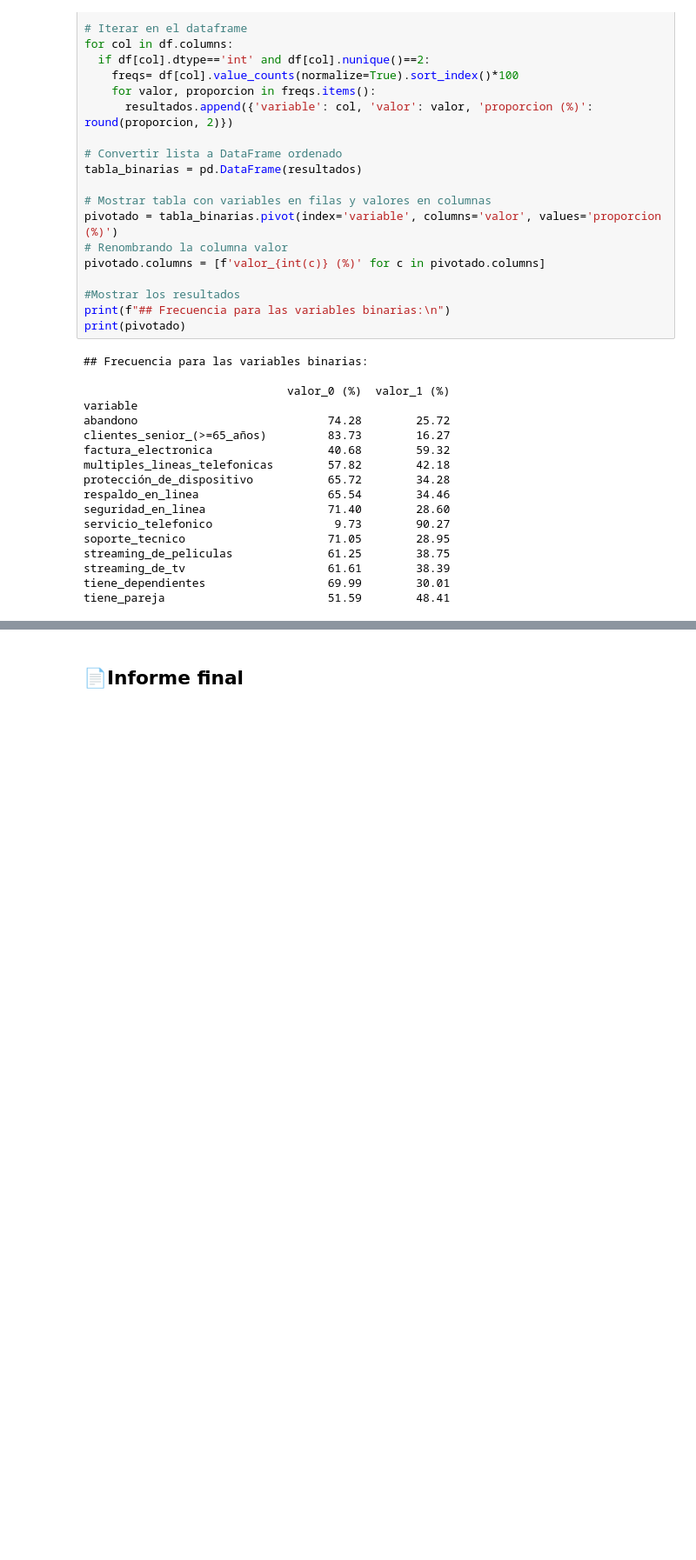
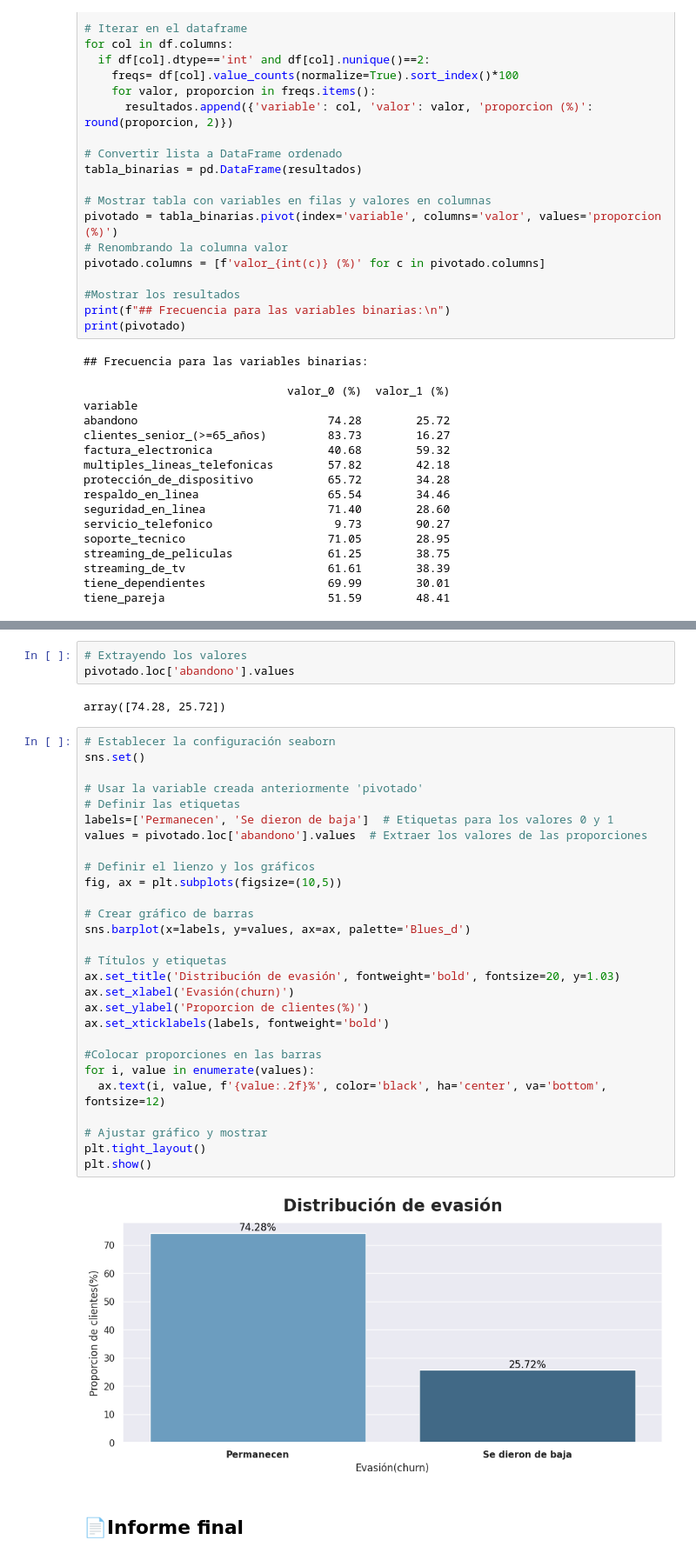
Before and after one commit to WLozanoH/TelecomX-Data-Science-AL, a Jupyter notebook: TelecomX.ipynb, the cells around one changed output, grey strips where cells are left out. Shown at 87% size. Saved outputs shown, nothing was run; the diff lists cells and outputs as text; blank space fills up the shorter version.

Commit message:
Load: distribución de la variable churn(evasión) entre los clientes

```diff
--- a/TelecomX.ipynb
+++ b/TelecomX.ipynb
@@ -462,2 +467,37 @@ tiene_pareja                        51.59        48.41
+# %%
+# Extrayendo los valores
+pivotado.loc['abandono'].values
+# %% [output]
+array([74.28, 25.72])
+# %%
+# Establecer la configuración seaborn
+sns.set()
+
+# Usar la variable creada anteriormente 'pivotado'
+# Definir las etiquetas
+labels=['Permanecen', 'Se dieron de baja']  # Etiquetas para los valores 0 y 1
+values = pivotado.loc['abandono'].values  # Extraer los valores de las proporciones
+
+# Definir el lienzo y los gráficos
+fig, ax = plt.subplots(figsize=(10,5))
+
+# Crear gráfico de barras
+sns.barplot(x=labels, y=values, ax=ax, palette='Blues_d')
+
+# Títulos y etiquetas
+ax.set_title('Distribución de evasión', fontweight='bold', fontsize=20, y=1.03)
+ax.set_xlabel('Evasión(churn)')
+ax.set_ylabel('Proporcion de clientes(%)')
+ax.set_xticklabels(labels, fontweight='bold')
+
+#Colocar proporciones en las barras
+for i, value in enumerate(values):
+  ax.text(i, value, f'{value:.2f}%', color='black', ha='center', va='bottom', fontsize=12)
+
+# Ajustar gráfico y mostrar
+plt.tight_layout()
+plt.show()
+# %% [output]
+[figure, added]
 # %% [markdown]
 ## **📄Informe final**
```
Also changed, not shown: parts of 1 cell of this notebook.
